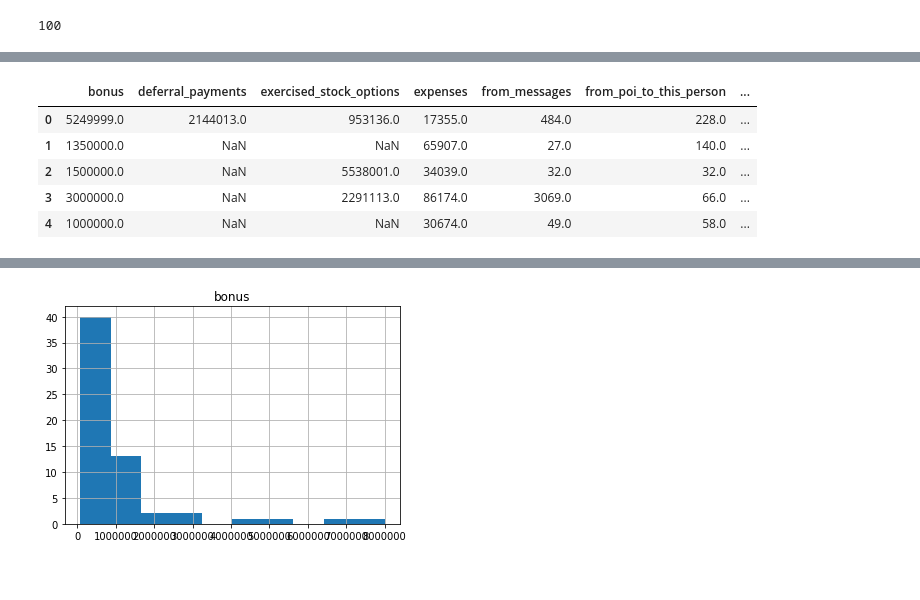
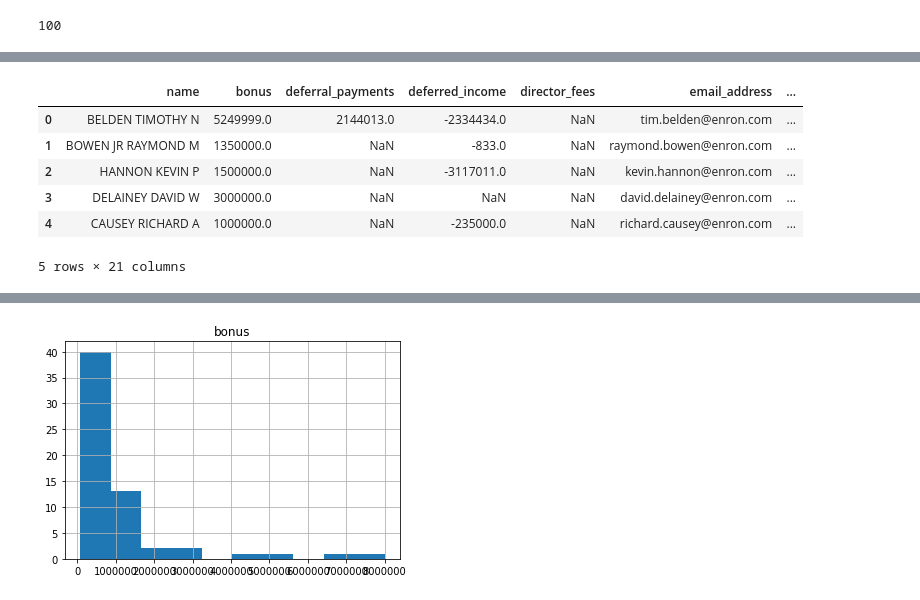
Before and after one commit to mmmiachennn/cupoy_learn, a Jupyter notebook: 期中考.ipynb, the cells around one changed output, grey strips where cells are left out. Saved outputs shown, nothing was run; the diff lists cells and outputs as text; code cells hidden in the pictures.

```diff
--- a/期中考.ipynb
+++ b/期中考.ipynb
@@ -179,11 +179,11 @@ im_df
 # %%
-rest_df = pd.read_csv(r'D:\cupoy_learn\Midterm_test\test_features.csv')
+test_df = pd.read_csv(r'D:\cupoy_learn\Midterm_test\test_features.csv')
+test_df.head()
+# %% [output]
+|  | name | bonus | deferral_payments | deferred_income | director_fees | email_address | ... |
+| 0 | BELDEN TIMOTHY N | 5249999.0 | 2144013.0 | -2334434.0 | NaN | tim.belden@enron.com | ... |
+| 1 | BOWEN JR RAYMOND M | 1350000.0 | NaN | -833.0 | NaN | raymond.bowen@enron.com | ... |
+| 2 | HANNON KEVIN P | 1500000.0 | NaN | -3117011.0 | NaN | kevin.hannon@enron.com | ... |
+| 3 | DELAINEY DAVID W | 3000000.0 | NaN | NaN | NaN | david.delainey@enron.com | ... |
+| 4 | CAUSEY RICHARD A | 1000000.0 | NaN | -235000.0 | NaN | richard.causey@enron.com | ... |
+5 rows × 21 columns
-# %%
-test_df.head()
-# %% [output]
-|  | bonus | deferral_payments | exercised_stock_options | expenses | from_messages | from_poi_to_this_person | ... |
-| 0 | 5249999.0 | 2144013.0 | 953136.0 | 17355.0 | 484.0 | 228.0 | ... |
-| 1 | 1350000.0 | NaN | NaN | 65907.0 | 27.0 | 140.0 | ... |
-| 2 | 1500000.0 | NaN | 5538001.0 | 34039.0 | 32.0 | 32.0 | ... |
-| 3 | 3000000.0 | NaN | 2291113.0 | 86174.0 | 3069.0 | 66.0 | ... |
-| 4 | 1000000.0 | NaN | NaN | 30674.0 | 49.0 | 58.0 | ... |
```
Also changed, not shown: parts of 8 cells of this notebook, 3 other files.
